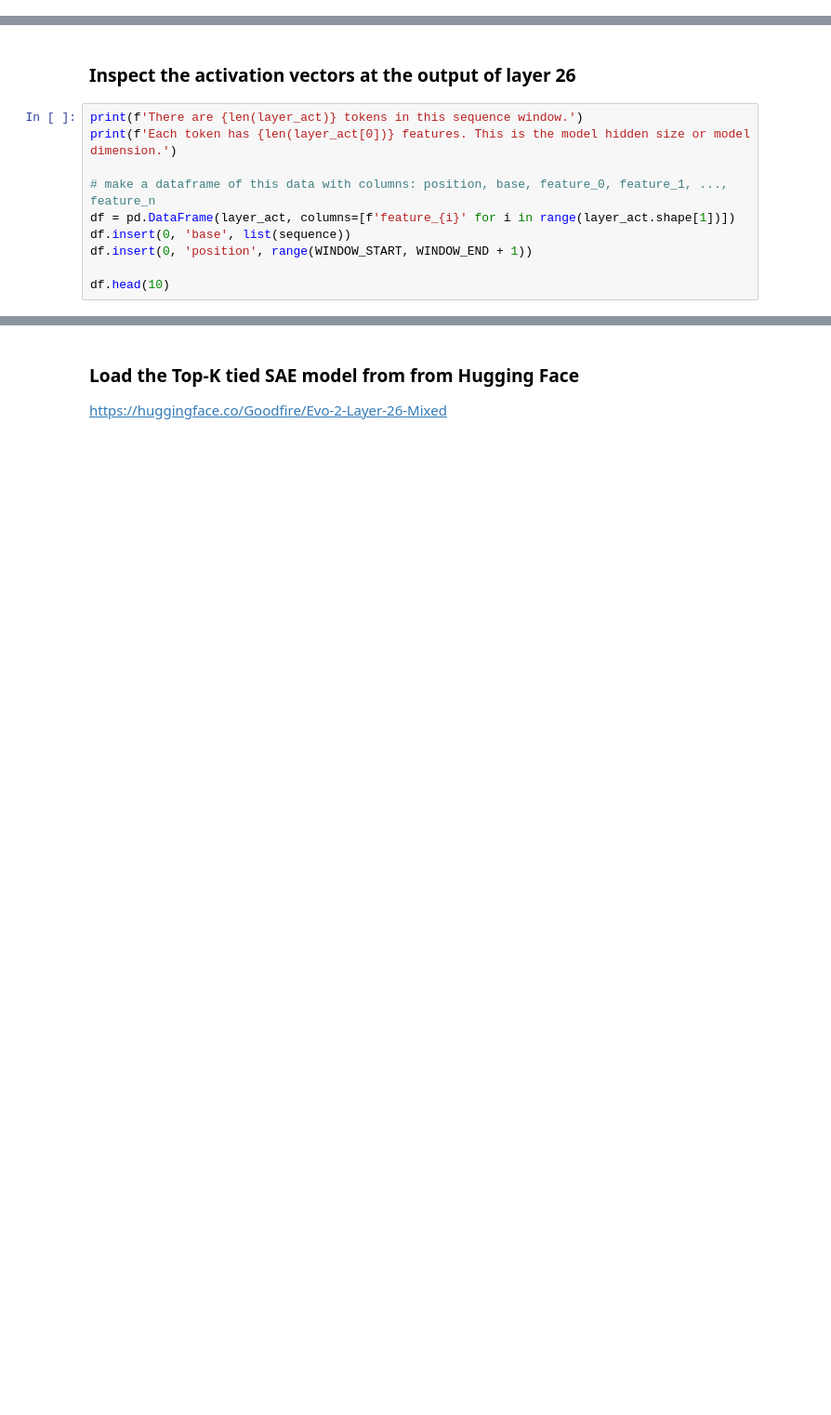
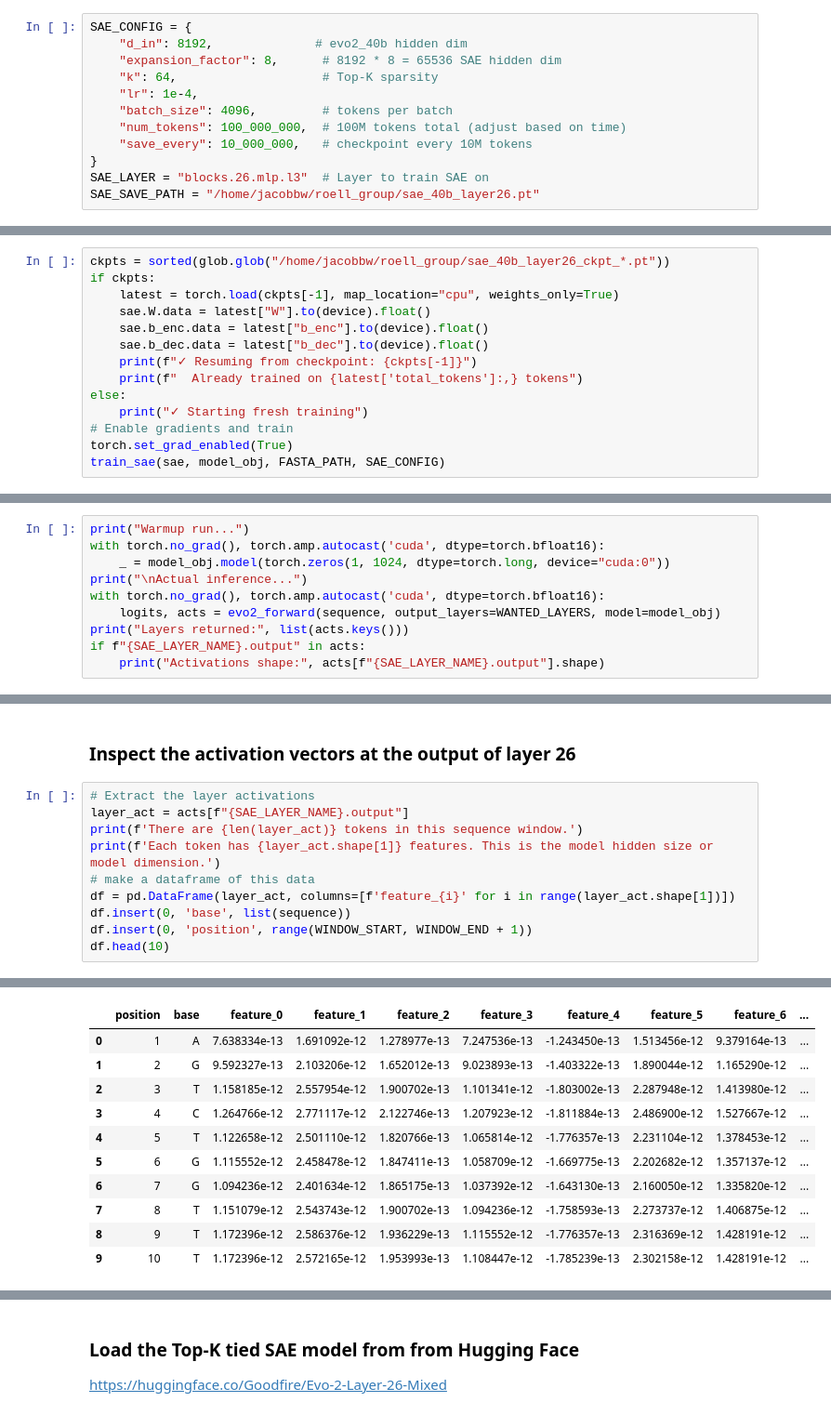
Before and after one commit to jacobbw98/yarrowia_language_modeling, a Jupyter notebook: yarrowia_notebooks/sparce_autoencoder/yarrowia_autoencoder_localAI.ipynb, the cells around one changed output, grey strips where cells are left out. Shown at 93% size. Cells and saved outputs as stored; diff of their text form; blank space fills up the shorter version.

```diff
--- a/yarrowia_notebooks/sparce_autoencoder/yarrowia_autoencoder_localAI.ipynb
+++ b/yarrowia_notebooks/sparce_autoencoder/yarrowia_autoencoder_localAI.ipynb
@@ -321,0 +250,12 @@ if f"{SAE_LAYER_NAME}.output" in acts:
+# %%
+SAE_CONFIG = {
+    "d_in": 8192,              # evo2_40b hidden dim
+    "expansion_factor": 8,      # 8192 * 8 = 65536 SAE hidden dim
+    "k": 64,                    # Top-K sparsity
+    "lr": 1e-4,
+    "batch_size": 4096,         # tokens per batch
+    "num_tokens": 100_000_000,  # 100M tokens total (adjust based on time)
+    "save_every": 10_000_000,   # checkpoint every 10M tokens
+}
+SAE_LAYER = "blocks.26.mlp.l3"  # Layer to train SAE on
+SAE_SAVE_PATH = "/home/jacobbw/roell_group/sae_40b_layer26.pt"
@@ -321,0 +464,14 @@ if f"{SAE_LAYER_NAME}.output" in acts:
+# %%
+ckpts = sorted(glob.glob("/home/jacobbw/roell_group/sae_40b_layer26_ckpt_*.pt"))
+if ckpts:
+    latest = torch.load(ckpts[-1], map_location="cpu", weights_only=True)
+    sae.W.data = latest["W"].to(device).float()
+    sae.b_enc.data = latest["b_enc"].to(device).float()
+    sae.b_dec.data = latest["b_dec"].to(device).float()
+    print(f"✓ Resuming from checkpoint: {ckpts[-1]}")
+    print(f"  Already trained on {latest['total_tokens']:,} tokens")
+else:
+    print("✓ Starting fresh training")
+# Enable gradients and train
+torch.set_grad_enabled(True)
+train_sae(sae, model_obj, FASTA_PATH, SAE_CONFIG)
@@ -321,0 +495,10 @@ if f"{SAE_LAYER_NAME}.output" in acts:
+# %%
+print("Warmup run...")
+with torch.no_grad(), torch.amp.autocast('cuda', dtype=torch.bfloat16):
+    _ = model_obj.model(torch.zeros(1, 1024, dtype=torch.long, device="cuda:0"))
+print("\nActual inference...")
+with torch.no_grad(), torch.amp.autocast('cuda', dtype=torch.bfloat16):
+    logits, acts = evo2_forward(sequence, output_layers=WANTED_LAYERS, model=model_obj)
+print("Layers returned:", list(acts.keys()))
+if f"{SAE_LAYER_NAME}.output" in acts:
+    print("Activations shape:", acts[f"{SAE_LAYER_NAME}.output"].shape)
@@ -322,12 +511,13 @@ if f"{SAE_LAYER_NAME}.output" in acts:
 # %% [markdown]
 ### Inspect the activation vectors at the output of layer 26
 # %%
+# Extract the layer activations
+layer_act = acts[f"{SAE_LAYER_NAME}.output"]
 print(f'There are {len(layer_act)} tokens in this sequence window.')
-print(f'Each token has {len(layer_act[0])} features. This is the model hidden size or model dimension.')
-
-# make a dataframe of this data with columns: position, base, feature_0, feature_1, ..., feature_n
+print(f'Each token has {layer_act.shape[1]} features. This is the model hidden size or model dimension.')
+# make a dataframe of this data
 df = pd.DataFrame(layer_act, columns=[f'feature_{i}' for i in range(layer_act.shape[1])])
 df.insert(0, 'base', list(sequence))
 df.insert(0, 'position', range(WINDOW_START, WINDOW_END + 1))
-
 df.head(10)
+# %% [output]
@@ -333,0 +526,11 @@ df.head(10)
+|  | position | base | feature_0 | feature_1 | feature_2 | feature_3 | feature_4 | feature_5 | feature_6 | ... |
+| 0 | 1 | A | 7.638334e-13 | 1.691092e-12 | 1.278977e-13 | 7.247536e-13 | -1.243450e-13 | 1.513456e-12 | 9.379164e-13 | ... |
+| 1 | 2 | G | 9.592327e-13 | 2.103206e-12 | 1.652012e-13 | 9.023893e-13 | -1.403322e-13 | 1.890044e-12 | 1.165290e-12 | ... |
+| 2 | 3 | T | 1.158185e-12 | 2.557954e-12 | 1.900702e-13 | 1.101341e-12 | -1.803002e-13 | 2.287948e-12 | 1.413980e-12 | ... |
+| 3 | 4 | C | 1.264766e-12 | 2.771117e-12 | 2.122746e-13 | 1.207923e-12 | -1.811884e-13 | 2.486900e-12 | 1.527667e-12 | ... |
+| 4 | 5 | T | 1.122658e-12 | 2.501110e-12 | 1.820766e-13 | 1.065814e-12 | -1.776357e-13 | 2.231104e-12 | 1.378453e-12 | ... |
+| 5 | 6 | G | 1.115552e-12 | 2.458478e-12 | 1.847411e-13 | 1.058709e-12 | -1.669775e-13 | 2.202682e-12 | 1.357137e-12 | ... |
+| 6 | 7 | G | 1.094236e-12 | 2.401634e-12 | 1.865175e-13 | 1.037392e-12 | -1.643130e-13 | 2.160050e-12 | 1.335820e-12 | ... |
+| 7 | 8 | T | 1.151079e-12 | 2.543743e-12 | 1.900702e-13 | 1.094236e-12 | -1.758593e-13 | 2.273737e-12 | 1.406875e-12 | ... |
+| 8 | 9 | T | 1.172396e-12 | 2.586376e-12 | 1.936229e-13 | 1.115552e-12 | -1.776357e-13 | 2.316369e-12 | 1.428191e-12 | ... |
+| 9 | 10 | T | 1.172396e-12 | 2.572165e-12 | 1.953993e-13 | 1.108447e-12 | -1.785239e-13 | 2.302158e-12 | 1.428191e-12 | ... |
```
Also changed, not shown: parts of 34 cells of this notebook.
